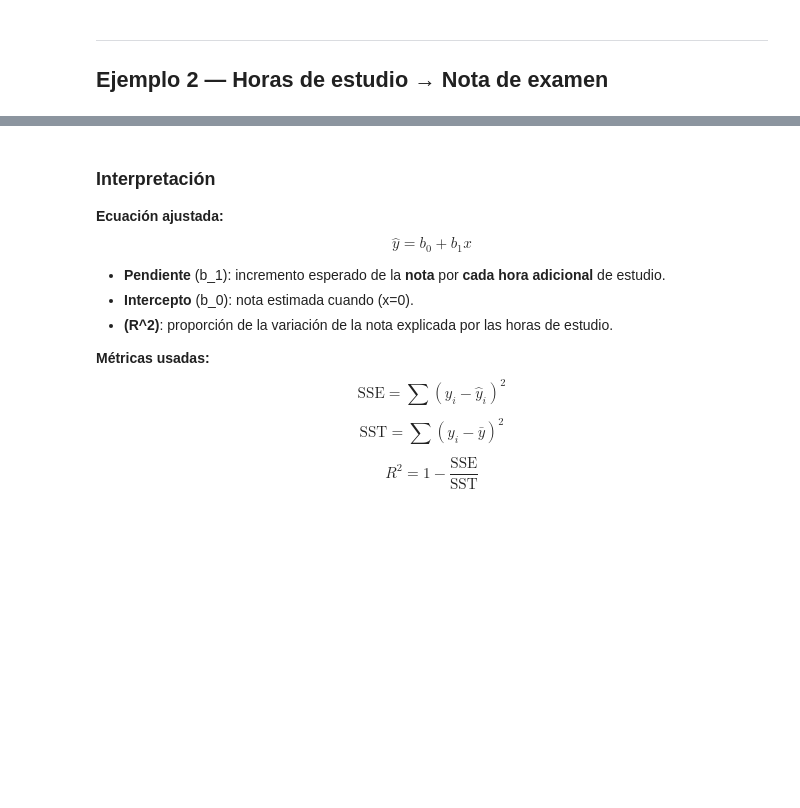
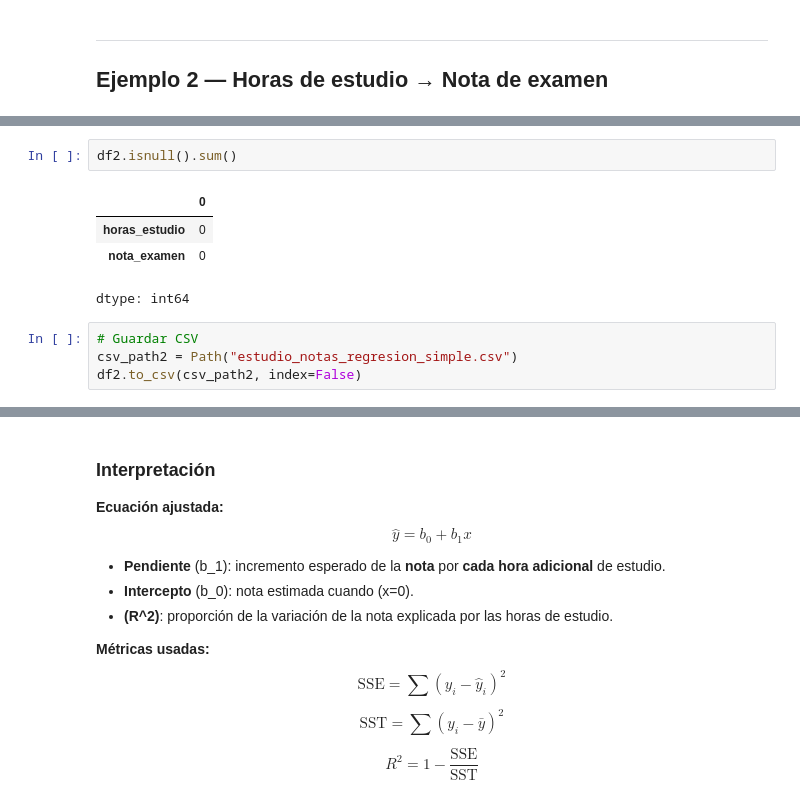
Before and after one commit to Joselota/Relatorias, a Jupyter notebook: ML/Regresion lineal/Regresion_Lineal_Simple_Ejemplos.ipynb, the cells around one changed output, grey strips where cells are left out. Saved outputs shown, nothing was run; the diff lists cells and outputs as text; blank space fills up the shorter version.

```diff
--- a/ML/Regresion lineal/Regresion_Lineal_Simple_Ejemplos.ipynb
+++ b/ML/Regresion lineal/Regresion_Lineal_Simple_Ejemplos.ipynb
@@ -107,0 +162,11 @@ $$
+# %%
+df2.isnull().sum()
+# %% [output]
+|  | 0 |
+| horas_estudio | 0 |
+| nota_examen | 0 |
+dtype: int64
+# %%
+# Guardar CSV
+csv_path2 = Path("estudio_notas_regresion_simple.csv")
+df2.to_csv(csv_path2, index=False)
```
Also changed, not shown: parts of 16 cells of this notebook.
